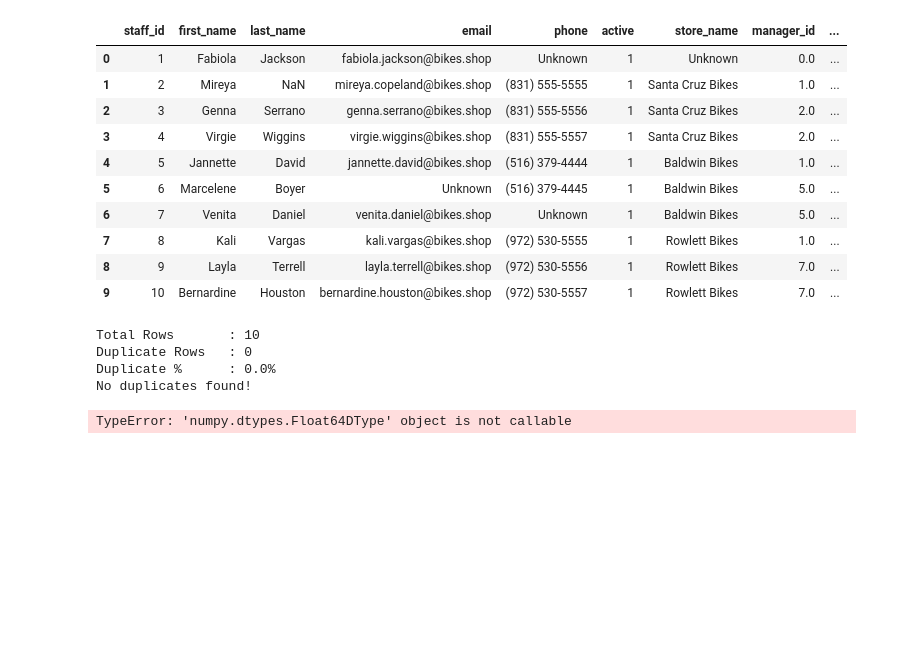
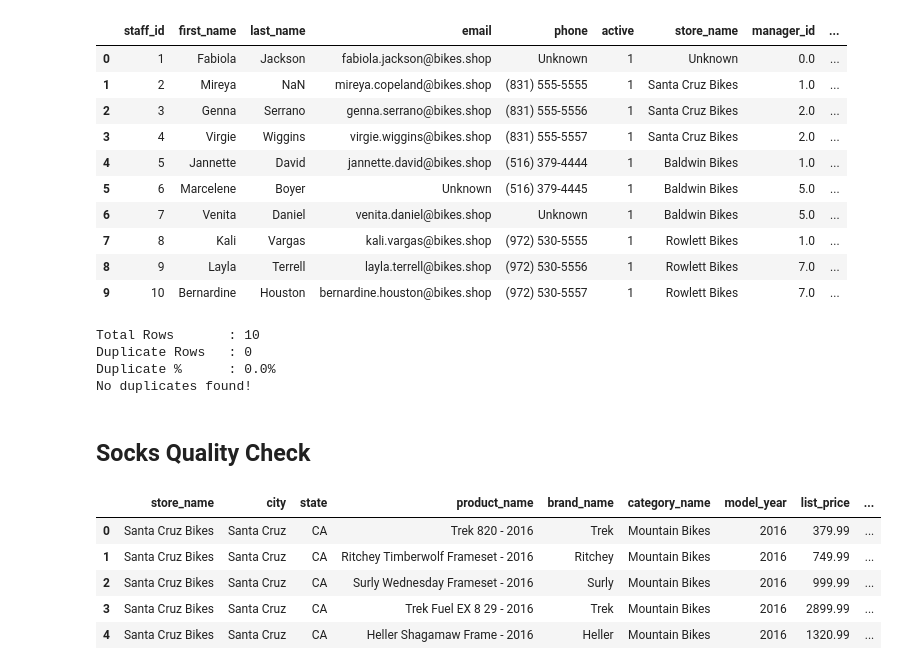
Before and after one commit to ahmednbail/Python-End-to-End-ETL-Pipeline-Project, a Jupyter notebook: Transformation/Code/Data_Quality_Checks.ipynb, the cells around one changed output. Cells and saved outputs as stored; diff of their text form; code cells hidden in the pictures; blank space fills up the shorter version.

```diff
--- a/Transformation/Code/Data_Quality_Checks.ipynb
+++ b/Transformation/Code/Data_Quality_Checks.ipynb
@@ -556,6 +555,4 @@ Duplicate %      : 0.0%
 No duplicates found!
 # %%
 ### Data validation
-df=df['manager_id'].dtype('int64')
+df['manager_id']=df['manager_id'].astype('int64')
-# %% [output]
-TypeError: 'numpy.dtypes.Float64DType' object is not callable
@@ -561,0 +563,12 @@ TypeError: 'numpy.dtypes.Float64DType' object is not callable
+# %% [markdown]
+##  Socks Quality Check
+# %%
+df=pd.read_csv(r'D:\Ahmed\DataCarft_Material\Python-End-to-End-ETL-Pipeline-Project\Transformation\Data\stocks.csv')
+df.head()
+# %% [output]
+|  | store_name | city | state | product_name | brand_name | category_name | model_year | list_price | ... |
+| 0 | Santa Cruz Bikes | Santa Cruz | CA | Trek 820 - 2016 | Trek | Mountain Bikes | 2016 | 379.99 | ... |
+| 1 | Santa Cruz Bikes | Santa Cruz | CA | Ritchey Timberwolf Frameset - 2016 | Ritchey | Mountain Bikes | 2016 | 749.99 | ... |
+| 2 | Santa Cruz Bikes | Santa Cruz | CA | Surly Wednesday Frameset - 2016 | Surly | Mountain Bikes | 2016 | 999.99 | ... |
+| 3 | Santa Cruz Bikes | Santa Cruz | CA | Trek Fuel EX 8 29 - 2016 | Trek | Mountain Bikes | 2016 | 2899.99 | ... |
+| 4 | Santa Cruz Bikes | Santa Cruz | CA | Heller Shagamaw Frame - 2016 | Heller | Mountain Bikes | 2016 | 1320.99 | ... |
```
Also changed, not shown: parts of 12 cells of this notebook, 10 other files.
